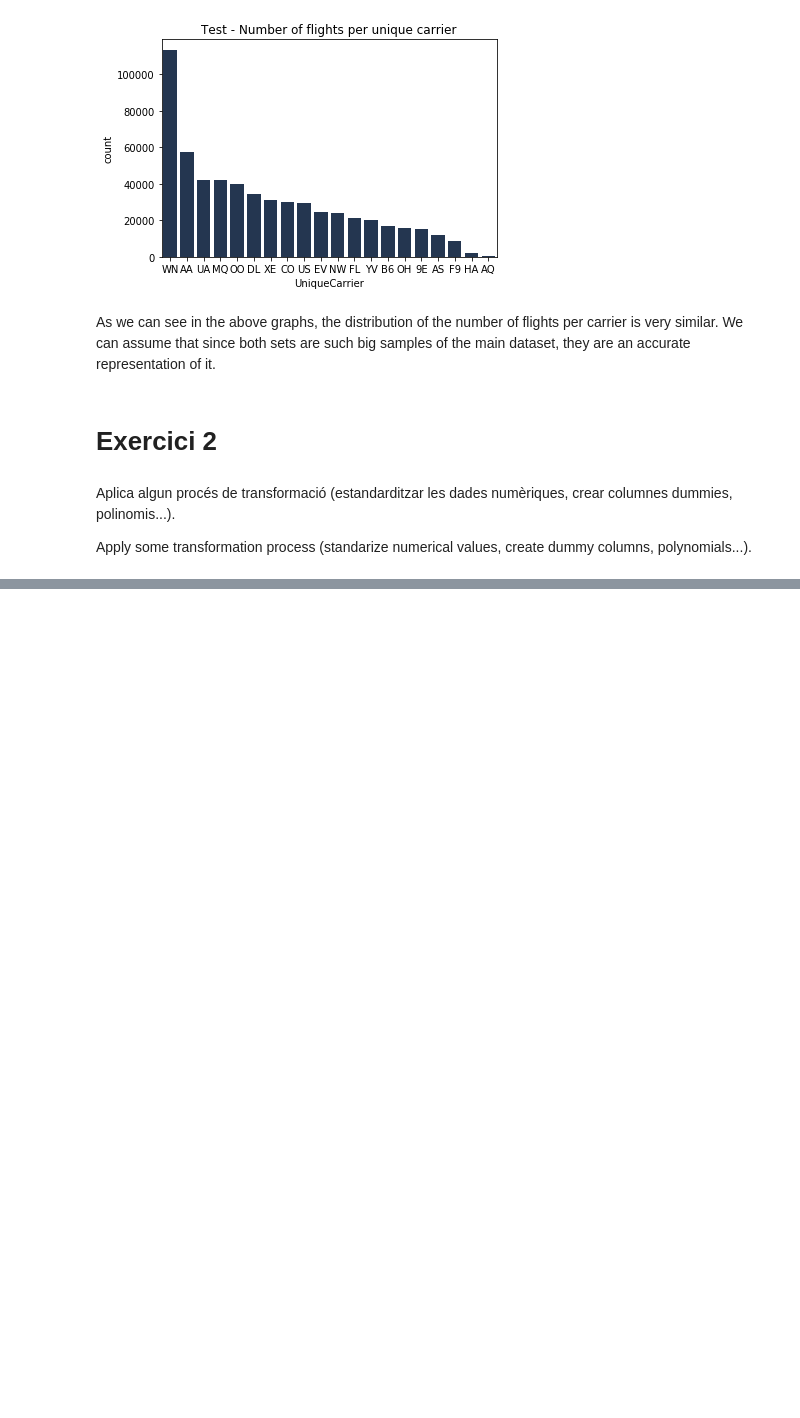
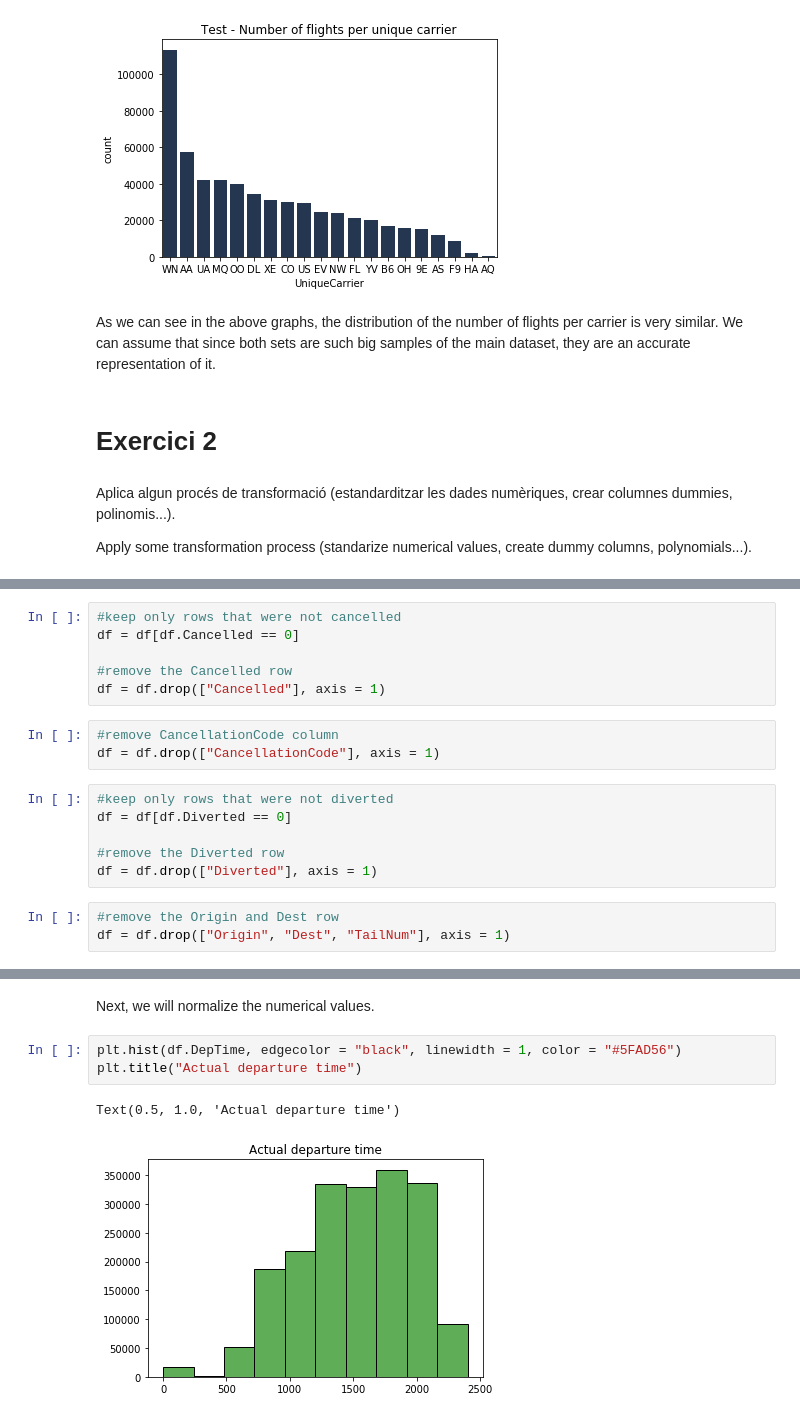
Before and after one commit to mimikyu8/SkLearn_Train_Test, a Jupyter notebook: S09 T01 -Training and test sets.ipynb, the cells around one changed output, grey strips where cells are left out. Cells and saved outputs as stored; diff of their text form; blank space fills up the shorter version.

```diff
--- a/S09 T01 -Training and test sets.ipynb
+++ b/S09 T01 -Training and test sets.ipynb
@@ -204,3 +205,21 @@ df = df[df.Cancelled != 1]
+# %%
+#keep only rows that were not cancelled
+df = df[df.Cancelled == 0]
+
+#remove the Cancelled row
+df = df.drop(["Cancelled"], axis = 1)
+# %%
+#remove CancellationCode column
+df = df.drop(["CancellationCode"], axis = 1)
+# %%
+#keep only rows that were not diverted
+df = df[df.Diverted == 0]
+
+#remove the Diverted row
+df = df.drop(["Diverted"], axis = 1)
+# %%
+#remove the Origin and Dest row
+df = df.drop(["Origin", "Dest", "TailNum"], axis = 1)
 # %%
 df.head()
 # %% [output]
@@ -213,0 +247,8 @@ df.head()
+# %% [markdown]
+Next, we will normalize the numerical values.
+# %%
+plt.hist(df.DepTime, edgecolor = "black", linewidth = 1, color = "#5FAD56")
+plt.title("Actual departure time")
+# %% [output]
+Text(0.5, 1.0, 'Actual departure time')
+[figure, added]
```
Also changed, not shown: parts of 29 cells of this notebook.
